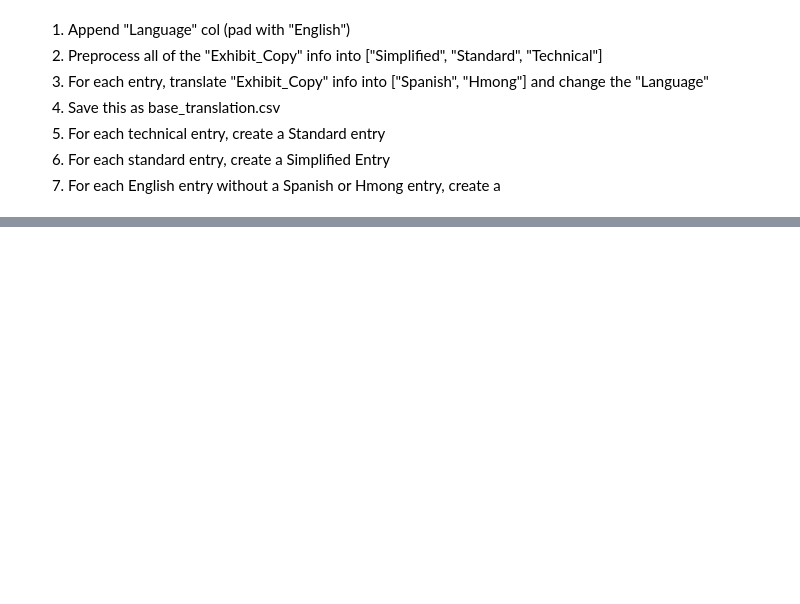
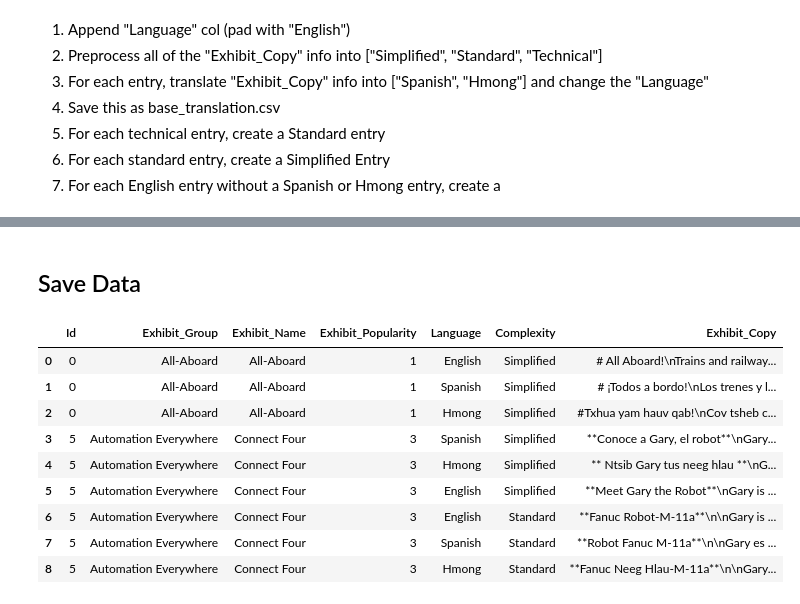
Before and after one commit to jeffTheLandShark/discovery-world-hackathon, a Jupyter notebook: dw_base_data/translation.ipynb, the cells around one changed output, grey strips where cells are left out. Cells and saved outputs as stored; diff of their text form; code cells hidden in the pictures; blank space fills up the shorter version.

```diff
--- a/dw_base_data/translation.ipynb
+++ b/dw_base_data/translation.ipynb
@@ -141,0 +393,16 @@ df['Exhibit_Copy_Classification'] = df.apply(lambda x: classify_exhibit_copy(x['
+# %% [markdown]
+## Save Data
+# %%
+df = pd.read_csv("DW-SheetCopies-Complexity-Translated.csv")
+df.head(9)
+# %% [output]
+|  | Id | Exhibit_Group | Exhibit_Name | Exhibit_Popularity | Language | Complexity | Exhibit_Copy |
+| 0 | 0 | All-Aboard | All-Aboard | 1 | English | Simplified | # All Aboard!\nTrains and railway... |
+| 1 | 0 | All-Aboard | All-Aboard | 1 | Spanish | Simplified | # ¡Todos a bordo!\nLos trenes y l... |
+| 2 | 0 | All-Aboard | All-Aboard | 1 | Hmong | Simplified | #Txhua yam hauv qab!\nCov tsheb c... |
+| 3 | 5 | Automation Everywhere | Connect Four | 3 | Spanish | Simplified | **Conoce a Gary, el robot**\nGary... |
+| 4 | 5 | Automation Everywhere | Connect Four | 3 | Hmong | Simplified | ** Ntsib Gary tus neeg hlau **\nG... |
+| 5 | 5 | Automation Everywhere | Connect Four | 3 | English | Simplified | **Meet Gary the Robot**\nGary is ... |
+| 6 | 5 | Automation Everywhere | Connect Four | 3 | English | Standard | **Fanuc Robot-M-11a**\n\nGary is ... |
+| 7 | 5 | Automation Everywhere | Connect Four | 3 | Spanish | Standard | **Robot Fanuc M-11a**\n\nGary es ... |
+| 8 | 5 | Automation Everywhere | Connect Four | 3 | Hmong | Standard | **Fanuc Neeg Hlau-M-11a**\n\nGary... |
```
Also changed, not shown: parts of 36 cells of this notebook, 4 other files.
